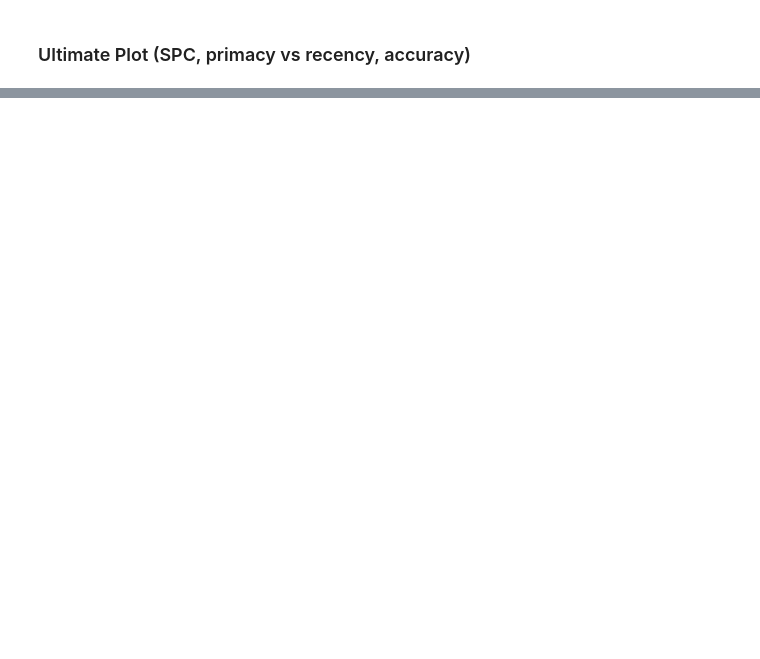
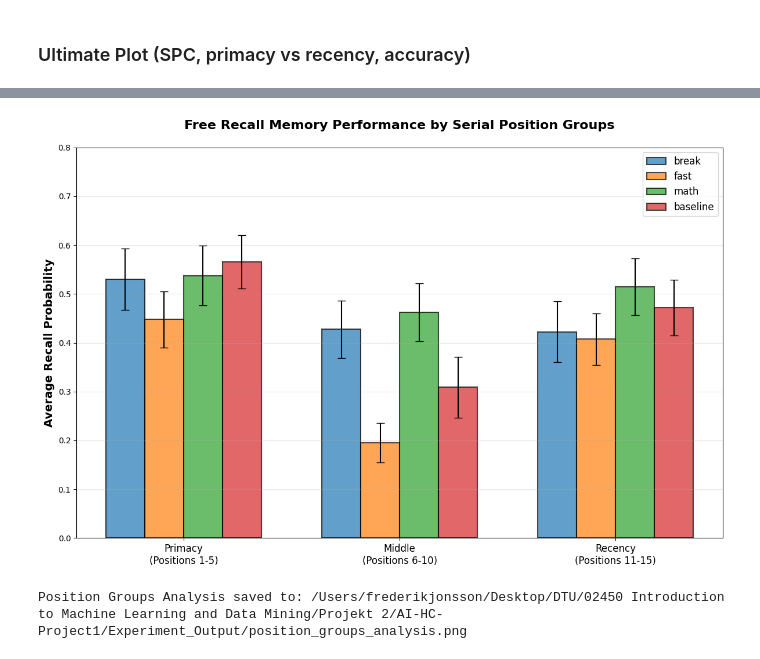
Before and after one commit to OliverJessen/AI-HC-Project1, a Jupyter notebook: analysis/Free_Recall_analysis.ipynb, the cells around one changed output, grey strips where cells are left out. Saved outputs shown, nothing was run; the diff lists cells and outputs as text; code cells hidden in the pictures; blank space fills up the shorter version.

```diff
--- a/analysis/Free_Recall_analysis.ipynb
+++ b/analysis/Free_Recall_analysis.ipynb
@@ -436,0 +531,58 @@ fig.savefig(figure_path)
+# %%
+# 2. Primacy vs Recency Position Groups (Individual Plot)
+plt.figure(figsize=(12, 8))
+positions_grouped = ['Primacy\n(Positions 1-5)', 'Middle\n(Positions 6-10)', 'Recency\n(Positions 11-15)']
+bar_width = 0.18
+x = np.arange(len(positions_grouped))
+
+
+for i, cond in enumerate(conditions):
+    curve = recall_probs_dict['per_condition'][cond]
+    values_grouped = [np.mean(curve[:5]), np.mean(curve[5:10]), np.mean(curve[10:15])]
+
+    # Calculate 95% CI for each group
+    primacy_trials = [results_df[(results_df['condition']==cond)]['primacy'].tolist()]
+    middle_trials = []
+    recency_trials = [results_df[(results_df['condition']==cond)]['recency'].tolist()]
+
+    # For middle positions, calculate from raw data
+    for _, row in results_df[results_df['condition']==cond].iterrows():
+        presented = df_test[(df_test['condition']==cond) & (df_test['trial']==row['trial'])]['presented_words'].iloc[0]
+        recalled = df_test[(df_test['condition']==cond) & (df_test['trial']==row['trial'])]['recalled_words'].iloc[0]
+        if len(presented) == 15:
+            middle_words = presented[5:10]
+            middle_recalled = sum(1 for word in recalled if word in middle_words)
+            middle_trials.append(middle_recalled / 5)
+
+    # Calculate error bars (95% CI)
+    errors = []
+    for data in [primacy_trials[0], middle_trials, recency_trials[0]]:
+        if len(data) > 1:
+            _, ci_lower, ci_upper = compute_ci(data)
+            mean_val = np.mean(data)
+            errors.append([(mean_val - ci_lower), (ci_upper - mean_val)])
+        else:
+            errors.append([0, 0])
+
+    errors = np.array(errors).T
+
+    bars = plt.bar(x + i*bar_width, values_grouped, width=bar_width,
+                   alpha=0.7, edgecolor='black', linewidth=1.5, label=cond, yerr=errors, capsize=5)
+
+plt.xticks(x + bar_width*(len(conditions)-1)/2, positions_grouped, fontsize=12)
+plt.ylabel('Average Recall Probability', fontsize=14, fontweight='bold')
+plt.title('Free Recall Memory Performance by Serial Position Groups\n', fontsize=16, fontweight='bold')
+plt.ylim(0, 0.8)
+plt.legend(fontsize=12, loc='upper right')
+plt.grid(True, alpha=0.3, axis='y')
+plt.tight_layout()
+
+# Save individual plot
+pos_groups_path = os.path.abspath(os.path.join(filepath,'..','Experiment_Output','position_groups_analysis.png'))
+plt.savefig(pos_groups_path, dpi=300, bbox_inches='tight')
+plt.show()
+
+print(f"Position Groups Analysis saved to: {pos_groups_path}")
+# %% [output]
+[figure, added]
+Position Groups Analysis saved to: /Users/frederikjonsson/Desktop/DTU/02450 Introduction to Machine Learning and Data Mining/Projekt 2/AI-HC-Project1/Experiment_Output/position_groups_analysis.png
```
Also changed, not shown: parts of 17 cells of this notebook, 9 other files.
